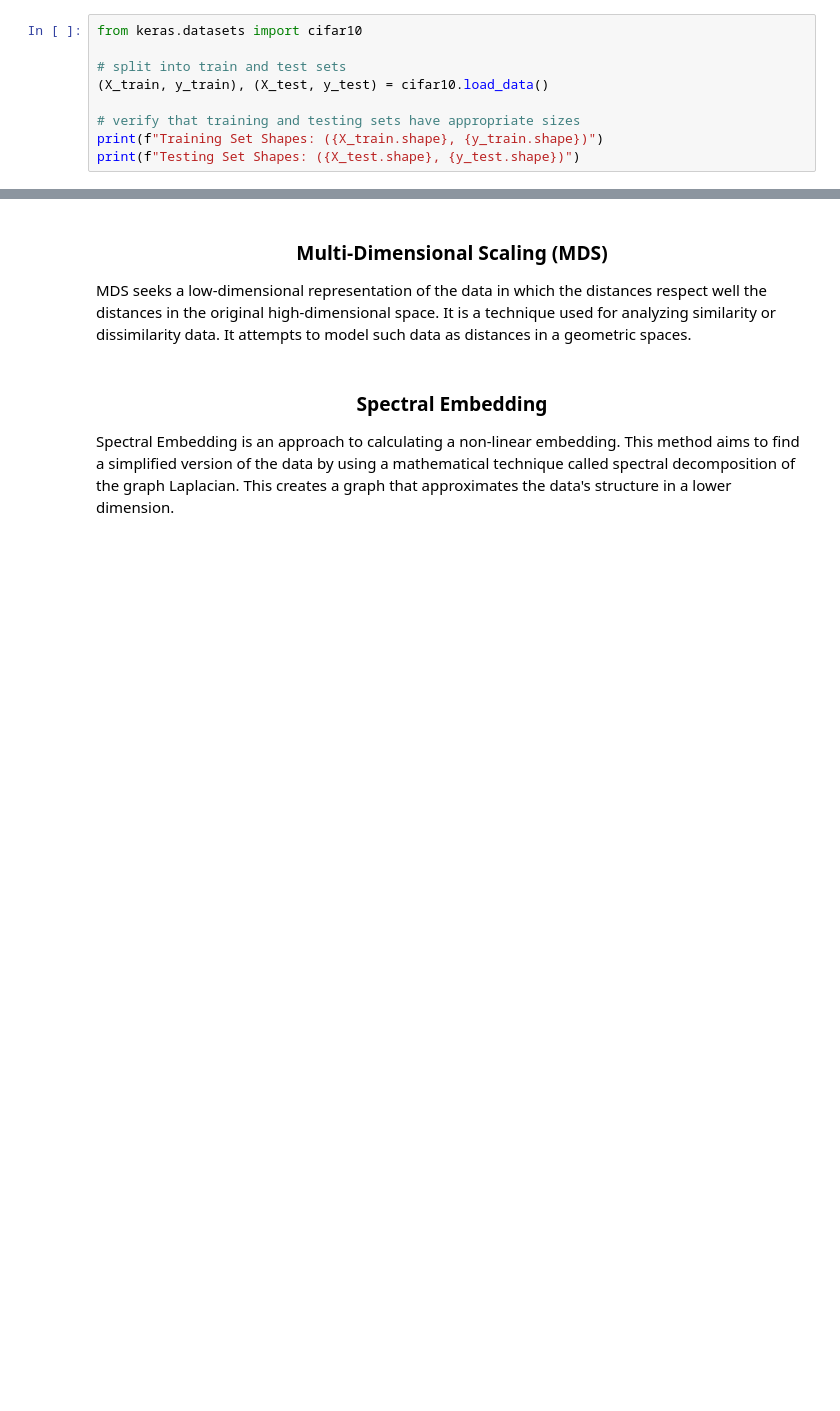
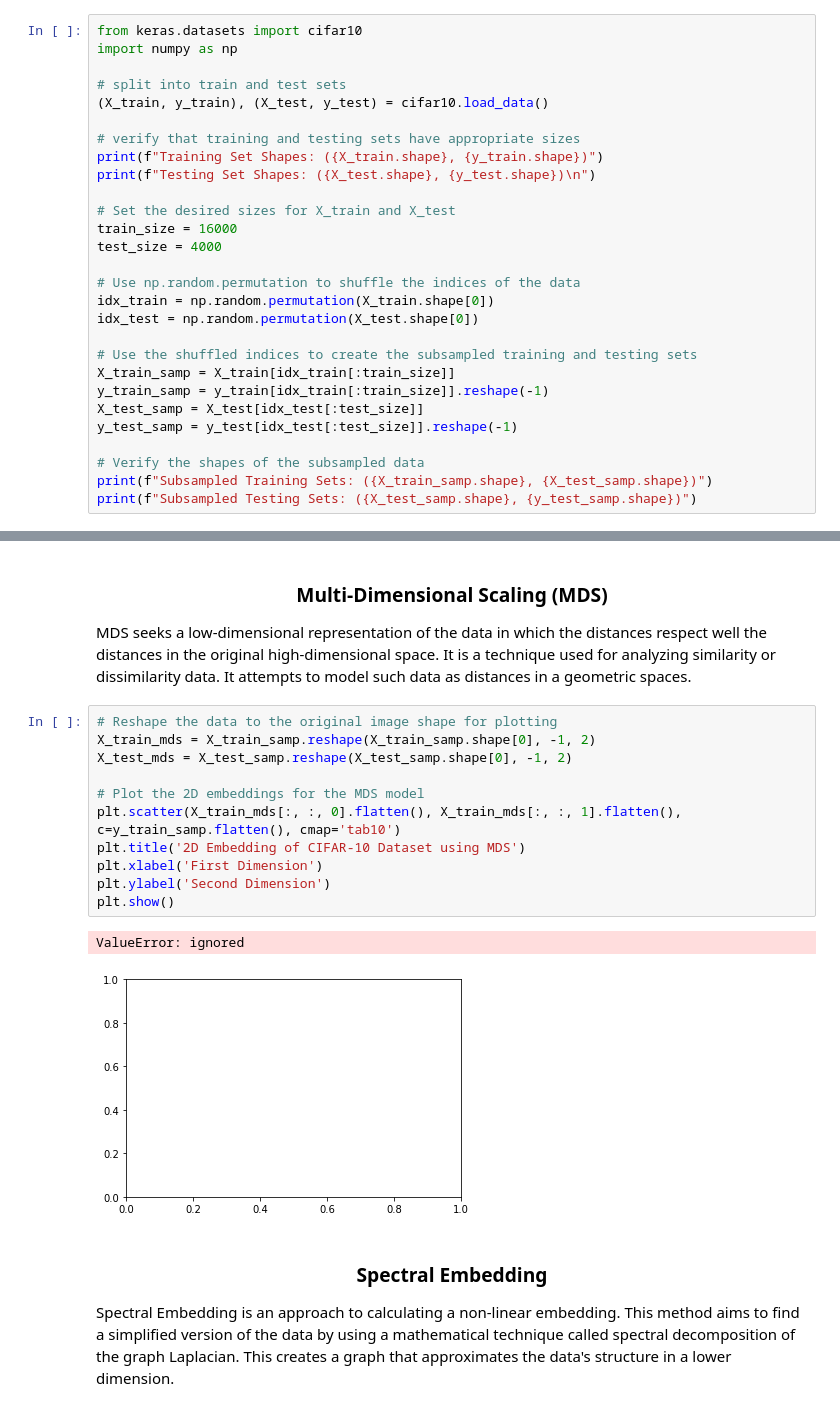
Before and after one commit to DataScienceAndEngineering/hw5-problem-1-explore-manifold-learning-omartgabr, a Jupyter notebook: CIFAR10_ManifoldLearning_Comparison.ipynb, the cells around one changed output, grey strips where cells are left out. Drawn from its saved outputs; the diff is of its cells as text; blank space fills up the shorter version.

```diff
--- a/CIFAR10_ManifoldLearning_Comparison.ipynb
+++ b/CIFAR10_ManifoldLearning_Comparison.ipynb
@@ -31,13 +31,32 @@ This analysis will provide insights into which algorithm is better suited for th
 ### Importing Dataset into Training and Testing Sets
 # %%
 from keras.datasets import cifar10
+import numpy as np
 
 # split into train and test sets
 (X_train, y_train), (X_test, y_test) = cifar10.load_data()
 
 # verify that training and testing sets have appropriate sizes
 print(f"Training Set Shapes: ({X_train.shape}, {y_train.shape})")
-print(f"Testing Set Shapes: ({X_test.shape}, {y_test.shape})")
+print(f"Testing Set Shapes: ({X_test.shape}, {y_test.shape})\n")
+
+# Set the desired sizes for X_train and X_test
+train_size = 16000
+test_size = 4000
+
+# Use np.random.permutation to shuffle the indices of the data
+idx_train = np.random.permutation(X_train.shape[0])
+idx_test = np.random.permutation(X_test.shape[0])
+
+# Use the shuffled indices to create the subsampled training and testing sets
+X_train_samp = X_train[idx_train[:train_size]]
+y_train_samp = y_train[idx_train[:train_size]].reshape(-1)
+X_test_samp = X_test[idx_test[:test_size]]
+y_test_samp = y_test[idx_test[:test_size]].reshape(-1)
+
+# Verify the shapes of the subsampled data
+print(f"Subsampled Training Sets: ({X_train_samp.shape}, {X_test_samp.shape})")
+print(f"Subsampled Testing Sets: ({X_test_samp.shape}, {y_test_samp.shape})")
 # %% [output]
 Training Set Shapes: ((50000, 32, 32, 3), (50000, 1))
 Testing Set Shapes: ((10000, 32, 32, 3), (10000, 1))
@@ -66,6 +156,20 @@ LLE seeks a lower-dimensional projection of the data which preserves distances w
 ### <center> Multi-Dimensional Scaling (MDS) </center>
 
 MDS seeks a low-dimensional representation of the data in which the distances respect well the distances in the original high-dimensional space. It is a technique used for analyzing similarity or dissimilarity data. It attempts to model such data as distances in a geometric spaces.
+# %%
+# Reshape the data to the original image shape for plotting
+X_train_mds = X_train_samp.reshape(X_train_samp.shape[0], -1, 2)
+X_test_mds = X_test_samp.reshape(X_test_samp.shape[0], -1, 2)
+
+# Plot the 2D embeddings for the MDS model
+plt.scatter(X_train_mds[:, :, 0].flatten(), X_train_mds[:, :, 1].flatten(), c=y_train_samp.flatten(), cmap='tab10')
+plt.title('2D Embedding of CIFAR-10 Dataset using MDS')
+plt.xlabel('First Dimension')
+plt.ylabel('Second Dimension')
+plt.show()
+# %% [output]
+ValueError: ignored
+[figure, added]
 # %% [markdown]
 ### <center> Spectral Embedding </center>
 
```
Also changed, not shown: parts of 6 cells of this notebook.
